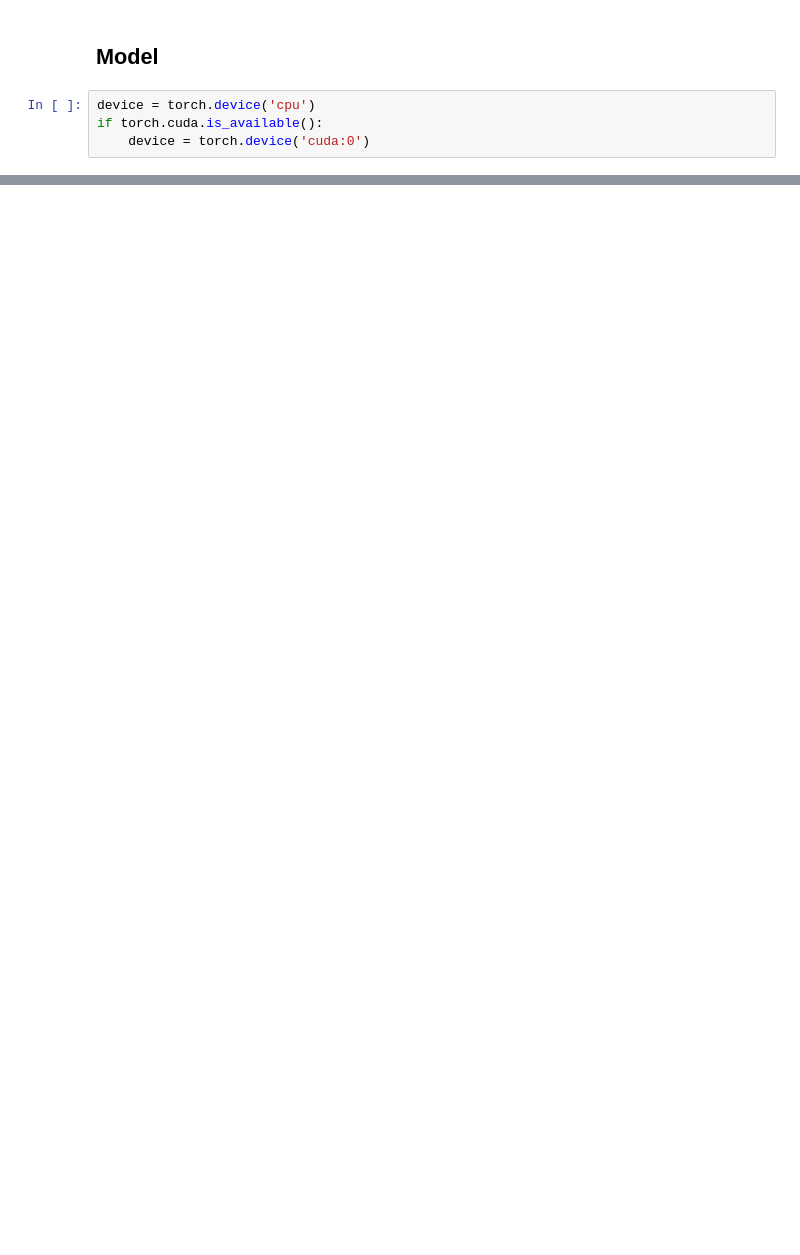
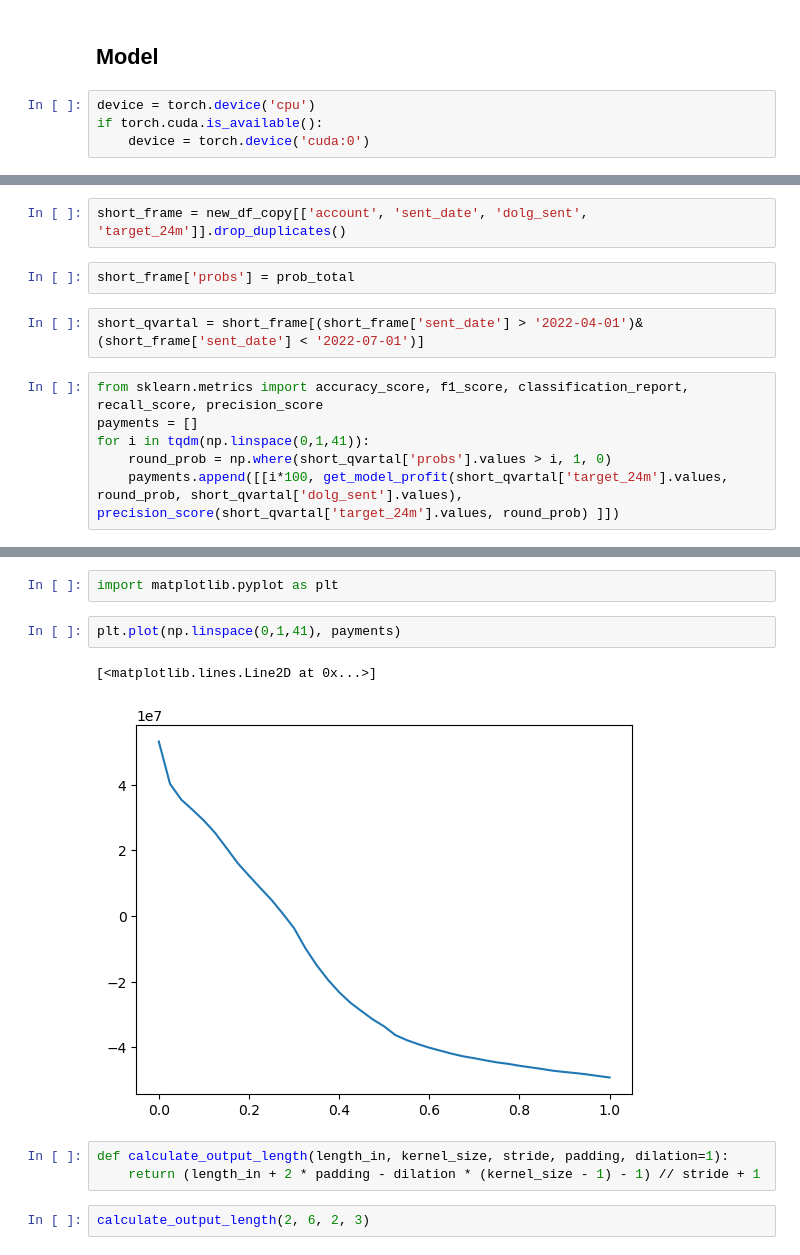
Before and after one commit to StanislavII/nlp-worksheets, a Jupyter notebook: sudebka.ipynb, the cells around one changed output, grey strips where cells are left out. Saved outputs shown, nothing was run; the diff lists cells and outputs as text; blank space fills up the shorter version.

```diff
--- a/sudebka.ipynb
+++ b/sudebka.ipynb
@@ -327,0 +541,12 @@ HPU available: False, using: 0 HPUs
+# %%
+short_frame = new_df_copy[['account', 'sent_date', 'dolg_sent', 'target_24m']].drop_duplicates()
+# %%
+short_frame['probs'] = prob_total
+# %%
+short_qvartal = short_frame[(short_frame['sent_date'] > '2022-04-01')&(short_frame['sent_date'] < '2022-07-01')]
+# %%
+from sklearn.metrics import accuracy_score, f1_score, classification_report, recall_score, precision_score
+payments = []
+for i in tqdm(np.linspace(0,1,41)):
+    round_prob = np.where(short_qvartal['probs'].values > i, 1, 0)
+    payments.append([[i*100, get_model_profit(short_qvartal['target_24m'].values, round_prob, short_qvartal['dolg_sent'].values), precision_score(short_qvartal['target_24m'].values, round_prob) ]])
@@ -327,0 +589,12 @@ HPU available: False, using: 0 HPUs
+# %%
+import matplotlib.pyplot as plt
+# %%
+plt.plot(np.linspace(0,1,41), payments)
+# %% [output]
+[<matplotlib.lines.Line2D at 0x...>]
+[figure, added]
+# %%
+def calculate_output_length(length_in, kernel_size, stride, padding, dilation=1):
+    return (length_in + 2 * padding - dilation * (kernel_size - 1) - 1) // stride + 1
+# %%
+calculate_output_length(2, 6, 2, 3)
```
Also changed, not shown: parts of 53 cells of this notebook.
